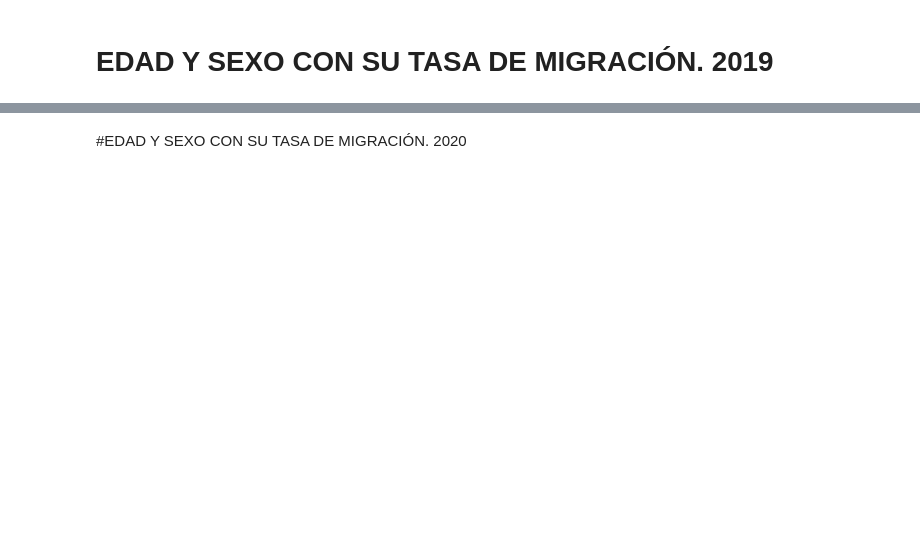
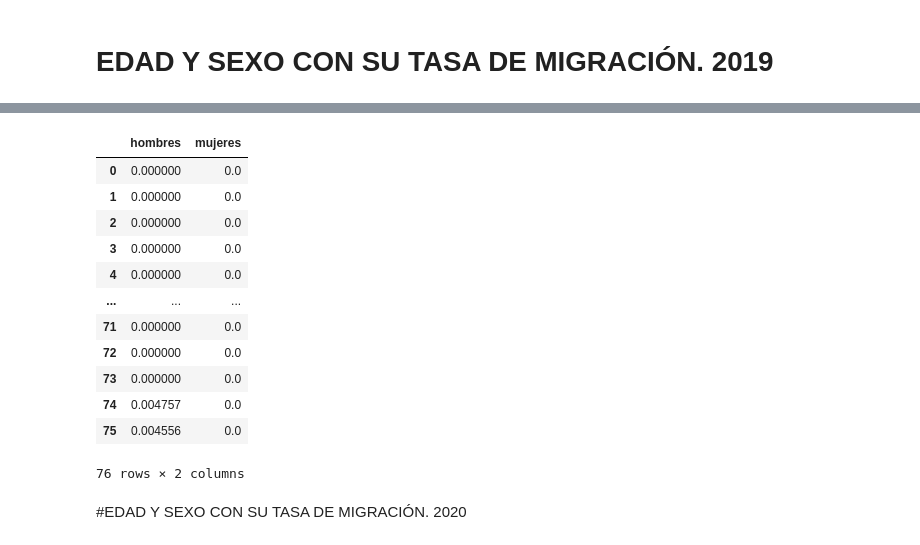
Before and after one commit to ErickNicolasP/ASE, a Jupyter notebook: proyecto_ASE.ipynb, the cells around one changed output, grey strips where cells are left out. Drawn from its saved outputs; the diff is of its cells as text; code cells hidden in the pictures; blank space fills up the shorter version.

```diff
--- a/proyecto_ASE.ipynb
+++ b/proyecto_ASE.ipynb
@@ -124,11 +195,26 @@ mujeres_df_2018
 # %%
-tasa_2018 = pd.DataFrame(columns=['hombres', 'mujeres'])
-censo = censo.replace(',', '', regex=True).astype('int64')
-censo = censo.iloc[0:72]
+censo_2019 = censo
+tasa_2019 = pd.DataFrame(columns=['hombres', 'mujeres'])
+censo_2019 = censo_2019.replace(',', '', regex=True).astype('int64')
+censo_2019 = censo_2019.iloc[0:max+1]
 # %%
-tasa_2018["hombres"] = (hombres_df_2018["contar"]/censo["Hombres"])*1000
-tasa_2018["mujeres"] = (mujeres_df_2018["contar"]/censo["Mujeres"])*1000
-tasa_2018
+tasa_2019["hombres"] = (hombres_df_2019["contar"]/censo_2019["Hombres"])*1000
+tasa_2019["mujeres"] = (mujeres_df_2019["contar"]/censo_2019["Mujeres"])*1000
+tasa_2019
+# %% [output]
+|  | hombres | mujeres |
+| 0 | 0.000000 | 0.0 |
+| 1 | 0.000000 | 0.0 |
+| 2 | 0.000000 | 0.0 |
+| 3 | 0.000000 | 0.0 |
+| 4 | 0.000000 | 0.0 |
+| ... | ... | ... |
+| 71 | 0.000000 | 0.0 |
+| 72 | 0.000000 | 0.0 |
+| 73 | 0.000000 | 0.0 |
+| 74 | 0.004757 | 0.0 |
+| 75 | 0.004556 | 0.0 |
+76 rows × 2 columns
 # %% [markdown]
 #EDAD Y SEXO CON SU TASA DE MIGRACIÓN. 2020
 # %%
```
Also changed, not shown: parts of 21 cells of this notebook.
